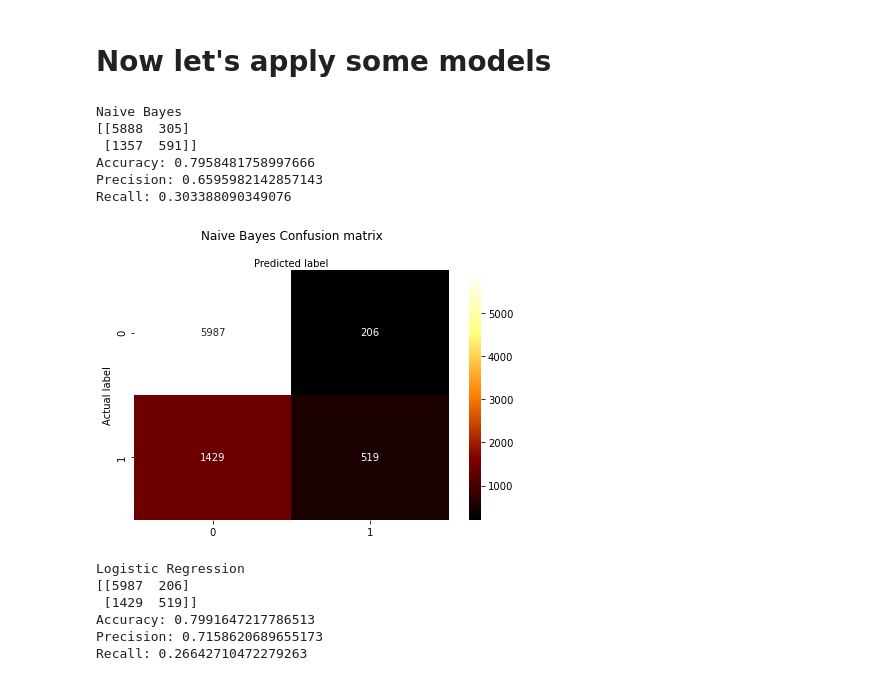
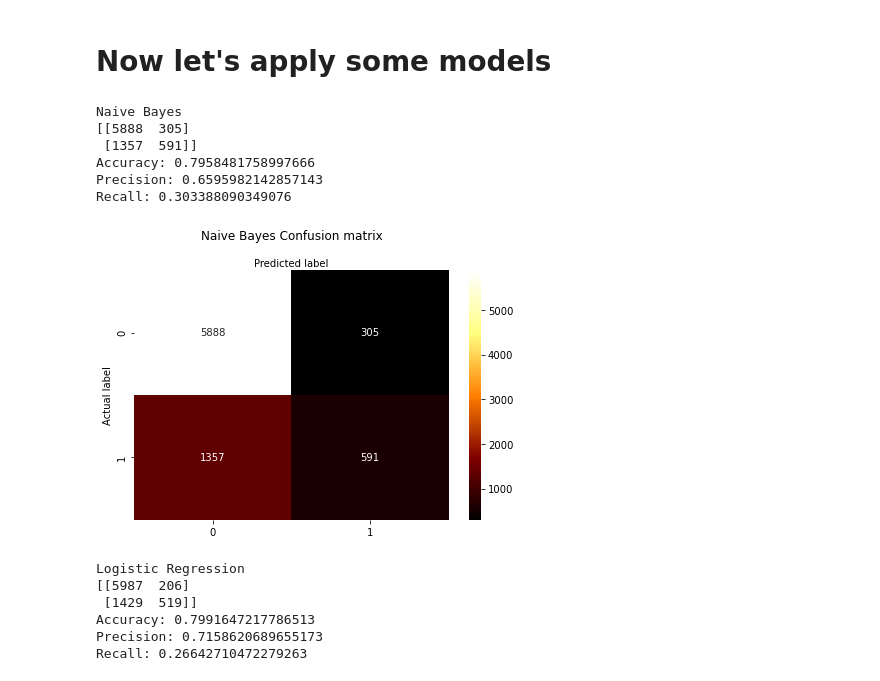
Before and after one commit to ConorPAnderson/adult_census_income, a Jupyter notebook: Income_Analysis.ipynb, the cells around one changed output. Drawn from its saved outputs; the diff is of its cells as text; code cells hidden in the pictures.

```diff
--- a/Income_Analysis.ipynb
+++ b/Income_Analysis.ipynb
@@ -69,3 +69,10 @@ education
  'Portugal' 'Laos' 'Thailand' 'Outlying-US(Guam-USVI-etc)']
 income
 ['<=50K' '>50K']
+# %%
+print(data[(data['workclass'] == '?') | (data['occupation'] == '?') | (data['native.country'] == '?')].shape[0])
+data[data == '?'] = np.nan
+print(data[(data['workclass'] == '?') | (data['occupation'] == '?') | (data['native.country'] == '?')].shape[0])
+for column in ['workclass','occupation','native.country']:
+    data[column].fillna(data[column].mode()[0], inplace=True)
+print(data.isna().any())
@@ -534,35 +548,35 @@ nb.fit(X_train,y_train)
 #predict based on the model
 y_pred=nb.predict(X_test)
 
 #Create a confusion matrix displaying our metrics
 print('Naive Bayes')
 print(metrics.confusion_matrix(y_test, y_pred))
 print("Accuracy:",metrics.accuracy_score(y_test, y_pred))
 print("Precision:",metrics.precision_score(y_test, y_pred))
 print("Recall:",metrics.recall_score(y_test, y_pred))
 
 #Display the accurate and inaccurate scores for our confusion matrix
 class_names=[0,1] # name  of classes
 fig, ax = plt.subplots()
 tick_marks = np.arange(len(class_names))
 plt.xticks(tick_marks, class_names)
 plt.yticks(tick_marks, class_names)
 # create heatmap
-sns.heatmap(pd.DataFrame(cnf_matrix), annot=True, cmap="afmhot" ,fmt='g')
+sns.heatmap(pd.DataFrame(metrics.confusion_matrix(y_test, y_pred)), annot=True, cmap="afmhot" ,fmt='g')
 ax.xaxis.set_label_position("top")
 plt.tight_layout()
 plt.title('Naive Bayes Confusion matrix', y=1.1)
 plt.ylabel('Actual label')
 plt.xlabel('Predicted label')
 plt.show()
 # %% [output]
 Naive Bayes
 [[5888  305]
  [1357  591]]
 Accuracy: 0.7958481758997666
 Precision: 0.6595982142857143
 Recall: 0.303388090349076
-[figure, old version]
+[figure, new version]
 # %%
 #select a new model
 logreg = LogisticRegression()
```
Also changed, not shown: parts of 15 cells of this notebook.
